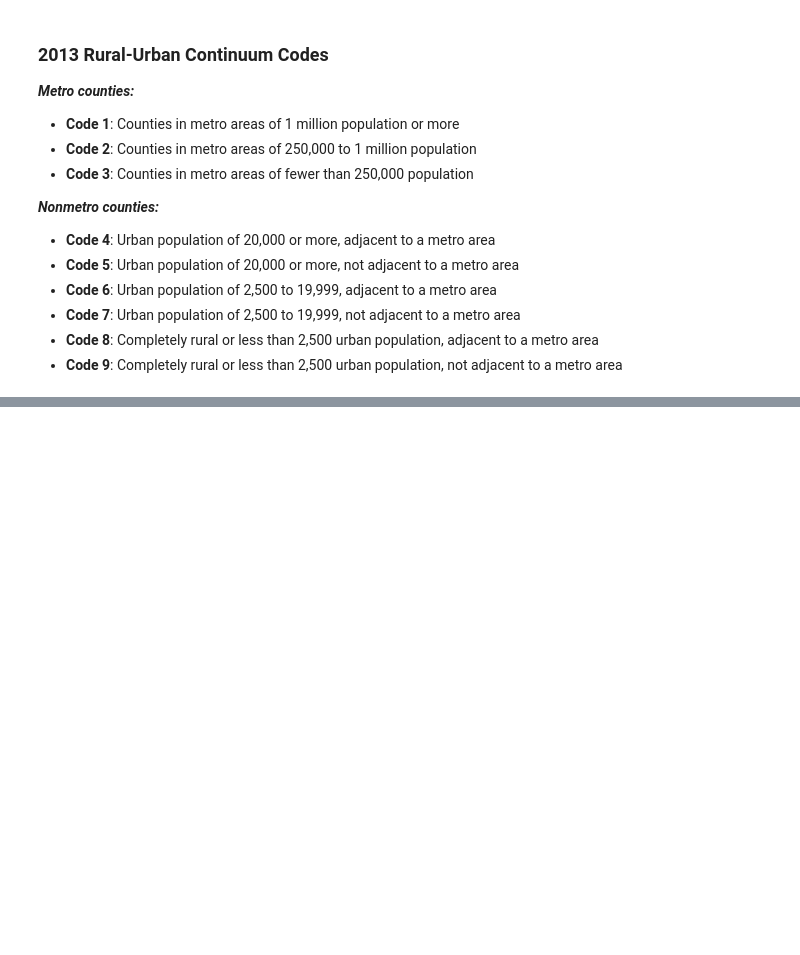
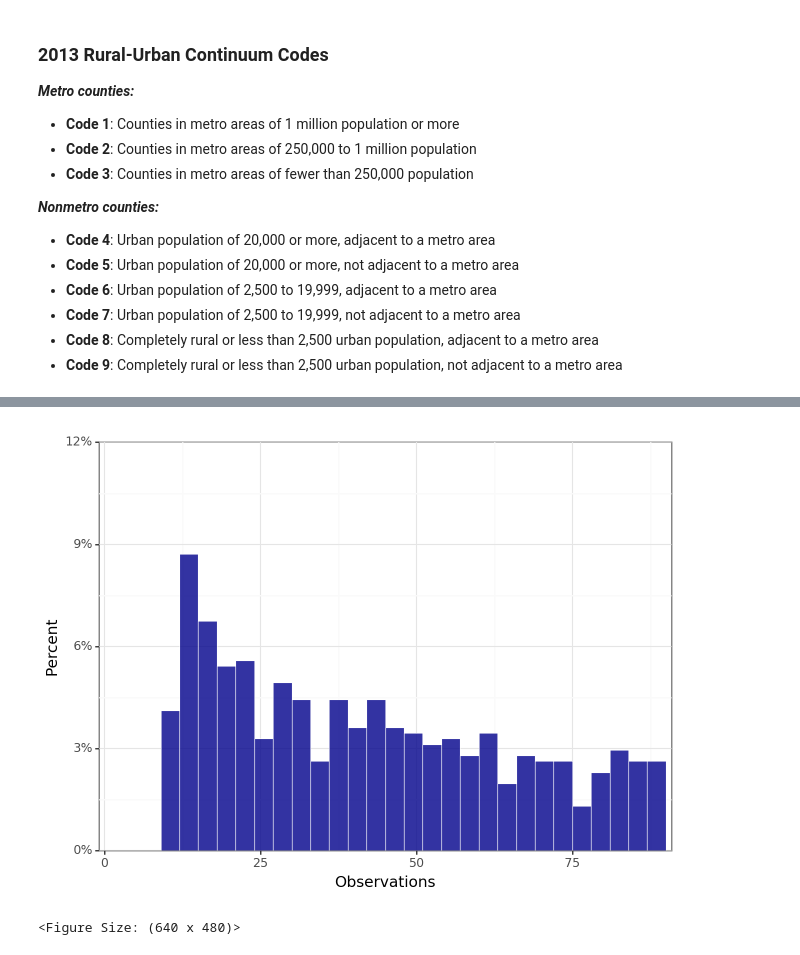
Before and after one commit to Iandrewburg/DA2_TERM_PROJECT, a Jupyter notebook: Final_Project_Data.ipynb, the cells around one changed output, grey strips where cells are left out. Drawn from its saved outputs; the diff is of its cells as text; code cells hidden in the pictures; blank space fills up the shorter version.

```diff
--- a/Final_Project_Data.ipynb
+++ b/Final_Project_Data.ipynb
@@ -320,7 +338,7 @@ def df_create_dummies(df):
 
     #creating dummies for urban influence and coniuum code columns
     urban_dummies = pd.get_dummies(county_norcar_merged['Urban_Influence_2013'], prefix='UrbanInfluence').astype(int)
-    continuum_dummies = pd.get_dummies(county_norcar_merged['Rural_Urban_Continuum_Code_2013'], prefix='Coninuum').astype(int)
+    continuum_dummies = pd.get_dummies(county_norcar_merged['Rural_Urban_Continuum_Code_2013'], prefix='Continuum').astype(int)
     economic_dummies = pd.get_dummies(county_norcar_merged['Economic_typology_2015']).rename(columns={
         0: 'EconType_Nonspecialized',
         1: 'EconType_FarmDependent',
@@ -330,6 +348,9 @@ def df_create_dummies(df):
         5: 'EconType_RecreationDependent'
     }).astype(int)
 
+    urban_dummies.columns = urban_dummies.columns.str.replace('.0', '', regex=False)
+    continuum_dummies.columns = continuum_dummies.columns.str.replace('.0', '', regex=False)
+
     # joinings the dummies back to the original DataFrame
     county_norcar_merged_dummies = county_norcar_merged.join([urban_dummies, continuum_dummies, economic_dummies])
 
@@ -338,4 +359,4 @@ def df_create_dummies(df):
 
     return county_norcar_merged_dummies
 # %%
-df_create_dummies(county_norcar_merged)
+county_norcar_merged_dummies = df_create_dummies(county_norcar_merged)
@@ -355,0 +375,26 @@ df_create_dummies(county_norcar_merged)
+# %%
+(
+    ggplot(county_norcar_merged_dummies, aes(x="OBSERVATION_COUNT", y="stat(count)/sum(stat(count))"))
+    + geom_histogram(
+        binwidth=3,
+        boundary=0,
+        color="white",
+        fill = "darkblue",
+        size=0.25,
+        alpha=0.8,
+        show_legend=False,
+        na_rm=True,
+    )
+    + labs(x="Observations", y="Percent")
+    + expand_limits(x=0.01, y=0.01)
+    + scale_x_continuous(expand=(0.01, 0.01), limits=(0, 90))
+    + scale_y_continuous(
+        labels=percent_format(), #mizani
+        limits=(0, 0.12),
+        expand=(0.0, 0.0),
+    )
+    + theme_bw()
+)
+# %% [output]
+[figure, added]
+<Figure Size: (640 x 480)>
```
Also changed, not shown: parts of 8 cells of this notebook.
